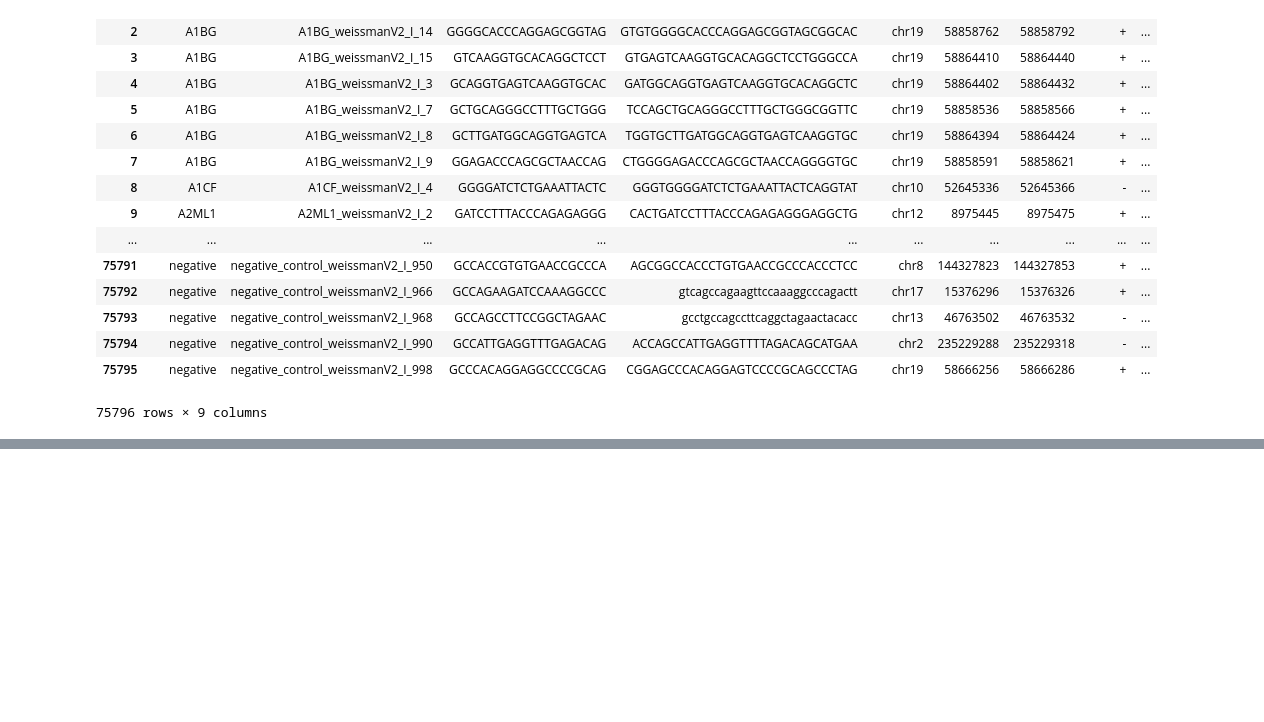
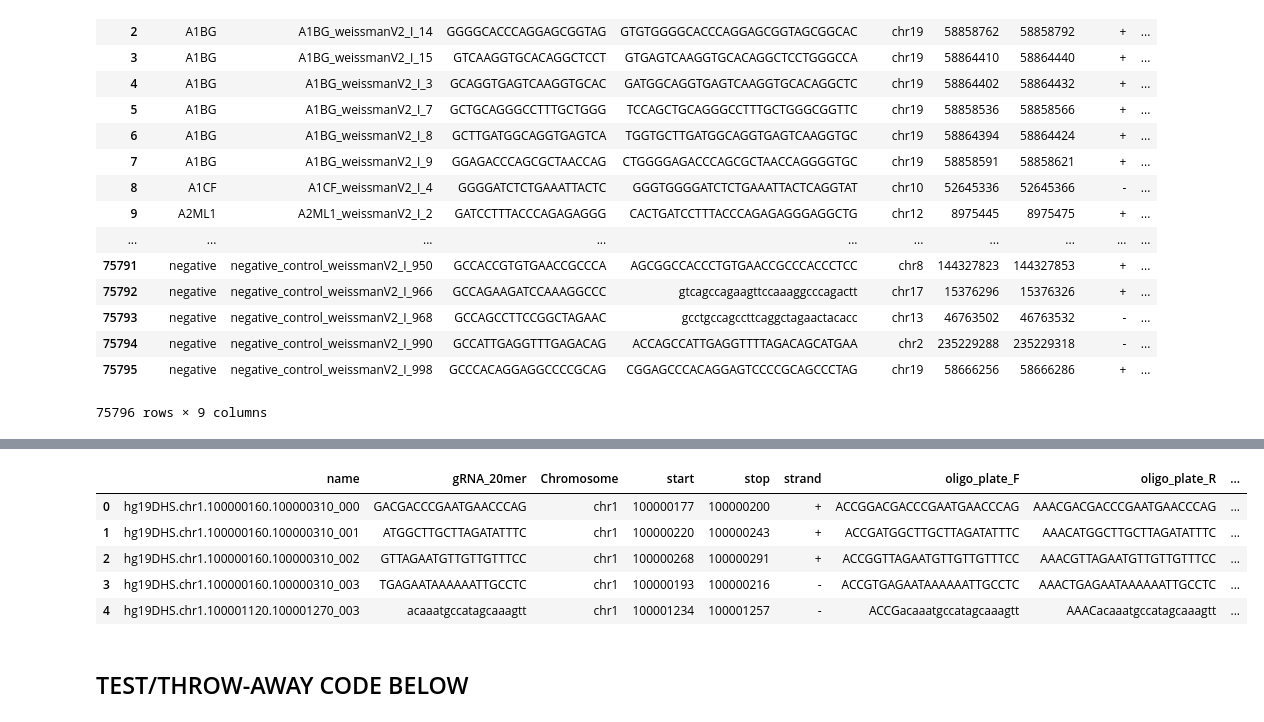
Before and after one commit to DanWebster/crispr_screen_sgRNAs, a Jupyter notebook: GRNA Designer.ipynb, the cells around one changed output, grey strips where cells are left out. Drawn from its saved outputs; the diff is of its cells as text; code cells hidden in the pictures; blank space fills up the shorter version.

```diff
--- a/GRNA Designer.ipynb
+++ b/GRNA Designer.ipynb
@@ -121,0 +86,12 @@ allmatches
+# %%
+# For speed, partition the CRISPR libraries
+# by Chromosome
+pams = crispr_screen_sgRNAs.hg19_allPAM_sites()
+pams.head()
+# %% [output]
+|  | name | gRNA_20mer | Chromosome | start | stop | strand | oligo_plate_F | oligo_plate_R | ... |
+| 0 | hg19DHS.chr1.100000160.100000310_000 | GACGACCCGAATGAACCCAG | chr1 | 100000177 | 100000200 | + | ACCGGACGACCCGAATGAACCCAG | AAACGACGACCCGAATGAACCCAG | ... |
+| 1 | hg19DHS.chr1.100000160.100000310_001 | ATGGCTTGCTTAGATATTTC | chr1 | 100000220 | 100000243 | + | ACCGATGGCTTGCTTAGATATTTC | AAACATGGCTTGCTTAGATATTTC | ... |
+| 2 | hg19DHS.chr1.100000160.100000310_002 | GTTAGAATGTTGTTGTTTCC | chr1 | 100000268 | 100000291 | + | ACCGGTTAGAATGTTGTTGTTTCC | AAACGTTAGAATGTTGTTGTTTCC | ... |
+| 3 | hg19DHS.chr1.100000160.100000310_003 | TGAGAATAAAAAATTGCCTC | chr1 | 100000193 | 100000216 | - | ACCGTGAGAATAAAAAATTGCCTC | AAACTGAGAATAAAAAATTGCCTC | ... |
+| 4 | hg19DHS.chr1.100001120.100001270_003 | acaaatgccatagcaaagtt | chr1 | 100001234 | 100001257 | - | ACCGacaaatgccatagcaaagtt | AAACacaaatgccatagcaaagtt | ... |
@@ -121,0 +122,3 @@ allmatches
+# %% [markdown]
+TEST/THROW-AWAY CODE BELOW
+--------------
```
Also changed, not shown: parts of 23 cells of this notebook.
